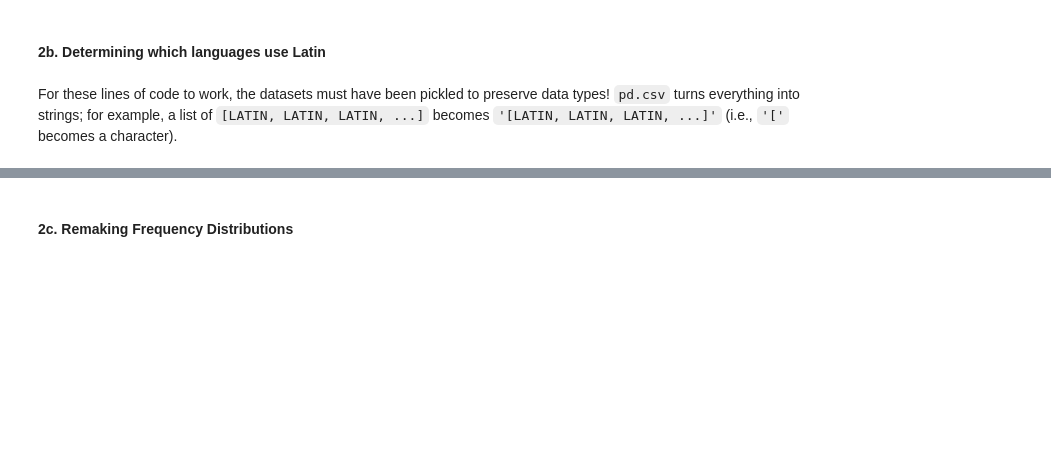
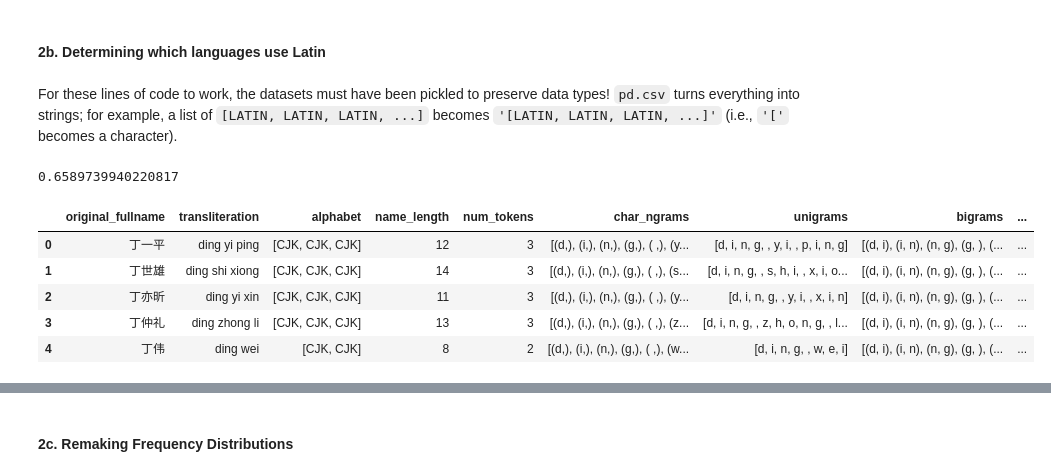
Before and after one commit to Exiger-project/Name_Of_Origin_Project-, a Jupyter notebook: DataConsolidation.ipynb, the cells around one changed output, grey strips where cells are left out. Drawn from its saved outputs; the diff is of its cells as text; code cells hidden in the pictures; blank space fills up the shorter version.

```diff
--- a/DataConsolidation.ipynb
+++ b/DataConsolidation.ipynb
@@ -172,11 +154,20 @@ For these lines of code to work, the datasets must have been pickled to preserve
 # %%
 indo_latin_percent = create_lang_char_distribution(df_indo, 'alphabet')['LATIN']
 malay_latin_percent = create_lang_char_distribution(df_malay, 'alphabet')['LATIN']
-#malay_latin_percent
-# viet_latin_percent = create_lang_char_distribution(df_viet, 'alphabet')['LATIN']
-# cnrom_latin_percent = create_lang_char_distribution(df_cnrom, 'alphabet')['LATIN']
-# cnchar_latin_percent = create_lang_char_distribution(df_cnchar, 'alphabet')['LATIN']
+viet_latin_percent = create_lang_char_distribution(df_viet, 'alphabet')['LATIN']
+cnrom_latin_percent = create_lang_char_distribution(df_cnrom, 'alphabet')['LATIN']
+# cnchar_latin_percent = create_lang_char_distribution(df_cnchar, 'alphabet')['LATIN'] error -> no latin
 turk_latin_percent = create_lang_char_distribution(df_turk, 'alphabet')['LATIN']
 korean_latin_percent = create_lang_char_distribution(df_korean, 'alphabet')['LATIN']
-
-#print(turk_latin_percent)
+korean_latin_percent
+# %% [output]
+0.6589739940220817
+# %%
+df_cnchar.head()
+# %% [output]
+|  | original_fullname | transliteration | alphabet | name_length | num_tokens | char_ngrams | unigrams | bigrams | ... |
+| 0 | 丁一平 | ding yi ping | [CJK, CJK, CJK] | 12 | 3 | [(d,), (i,), (n,), (g,), ( ,), (y... | [d, i, n, g, , y, i, , p, i, n, g] | [(d, i), (i, n), (n, g), (g, ), (... | ... |
+| 1 | 丁世雄 | ding shi xiong | [CJK, CJK, CJK] | 14 | 3 | [(d,), (i,), (n,), (g,), ( ,), (s... | [d, i, n, g, , s, h, i, , x, i, o... | [(d, i), (i, n), (n, g), (g, ), (... | ... |
+| 2 | 丁亦昕 | ding yi xin | [CJK, CJK, CJK] | 11 | 3 | [(d,), (i,), (n,), (g,), ( ,), (y... | [d, i, n, g, , y, i, , x, i, n] | [(d, i), (i, n), (n, g), (g, ), (... | ... |
+| 3 | 丁仲礼 | ding zhong li | [CJK, CJK, CJK] | 13 | 3 | [(d,), (i,), (n,), (g,), ( ,), (z... | [d, i, n, g, , z, h, o, n, g, , l... | [(d, i), (i, n), (n, g), (g, ), (... | ... |
+| 4 | 丁伟 | ding wei | [CJK, CJK] | 8 | 2 | [(d,), (i,), (n,), (g,), ( ,), (w... | [d, i, n, g, , w, e, i] | [(d, i), (i, n), (n, g), (g, ), (... | ... |
```
Also changed, not shown: parts of 15 cells of this notebook.
